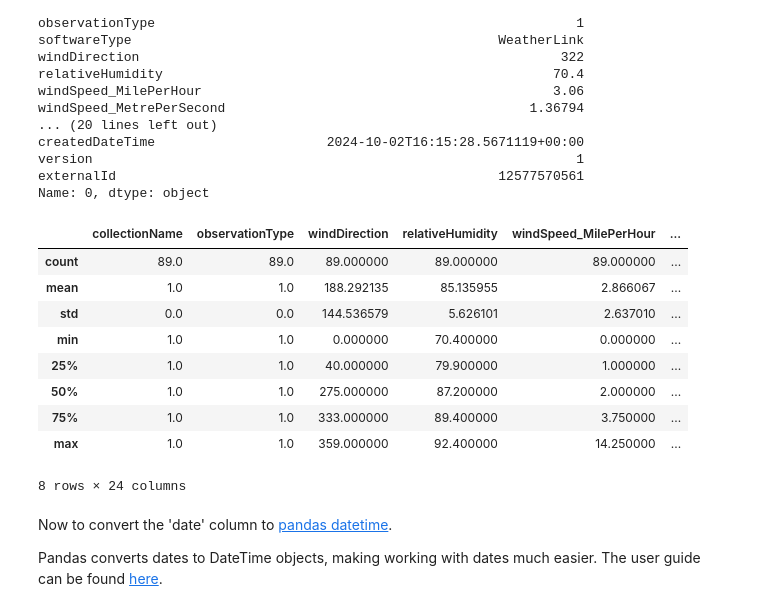
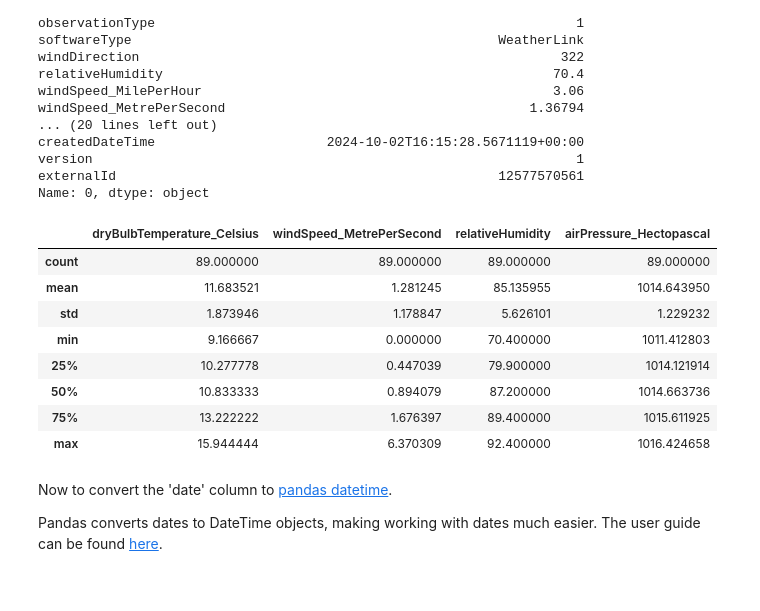
Before and after one commit to holmstead/PFDA, a Jupyter notebook: assignments/assignment2-weather.ipynb, the cells around one changed output. Cells and saved outputs as stored; diff of their text form; code cells hidden in the pictures.

Commit message:
update df.describe() to display only columns of interest

```diff
--- a/assignments/assignment2-weather.ipynb
+++ b/assignments/assignment2-weather.ipynb
@@ -95,19 +95,18 @@ version                                                              1
 externalId                                                 12577570561
 Name: 0, dtype: object
 # %%
-# View statistics overview
-df.describe()
+# View statistics overview for windspeed, temp, and humidity
+df[['dryBulbTemperature_Celsius', 'windSpeed_MetrePerSecond', 'relativeHumidity', 'airPressure_Hectopascal']].describe()
 # %% [output]
-|  | collectionName | observationType | windDirection | relativeHumidity | windSpeed_MilePerHour | ... |
-| count | 89.0 | 89.0 | 89.000000 | 89.000000 | 89.000000 | ... |
-| mean | 1.0 | 1.0 | 188.292135 | 85.135955 | 2.866067 | ... |
-| std | 0.0 | 0.0 | 144.536579 | 5.626101 | 2.637010 | ... |
-| min | 1.0 | 1.0 | 0.000000 | 70.400000 | 0.000000 | ... |
-| 25% | 1.0 | 1.0 | 40.000000 | 79.900000 | 1.000000 | ... |
-| 50% | 1.0 | 1.0 | 275.000000 | 87.200000 | 2.000000 | ... |
-| 75% | 1.0 | 1.0 | 333.000000 | 89.400000 | 3.750000 | ... |
-| max | 1.0 | 1.0 | 359.000000 | 92.400000 | 14.250000 | ... |
+|  | dryBulbTemperature_Celsius | windSpeed_MetrePerSecond | relativeHumidity | airPressure_Hectopascal |
+| count | 89.000000 | 89.000000 | 89.000000 | 89.000000 |
+| mean | 11.683521 | 1.281245 | 85.135955 | 1014.643950 |
+| std | 1.873946 | 1.178847 | 5.626101 | 1.229232 |
+| min | 9.166667 | 0.000000 | 70.400000 | 1011.412803 |
+| 25% | 10.277778 | 0.447039 | 79.900000 | 1014.121914 |
+| 50% | 10.833333 | 0.894079 | 87.200000 | 1014.663736 |
+| 75% | 13.222222 | 1.676397 | 89.400000 | 1015.611925 |
+| max | 15.944444 | 6.370309 | 92.400000 | 1016.424658 |
-8 rows × 24 columns
 # %% [markdown]
 Now to convert the 'date' column to [pandas datetime](https://pandas.pydata.org/docs/reference/api/pandas.to_datetime.html).
 
```
Also changed, not shown: parts of 1 cell of this notebook.
